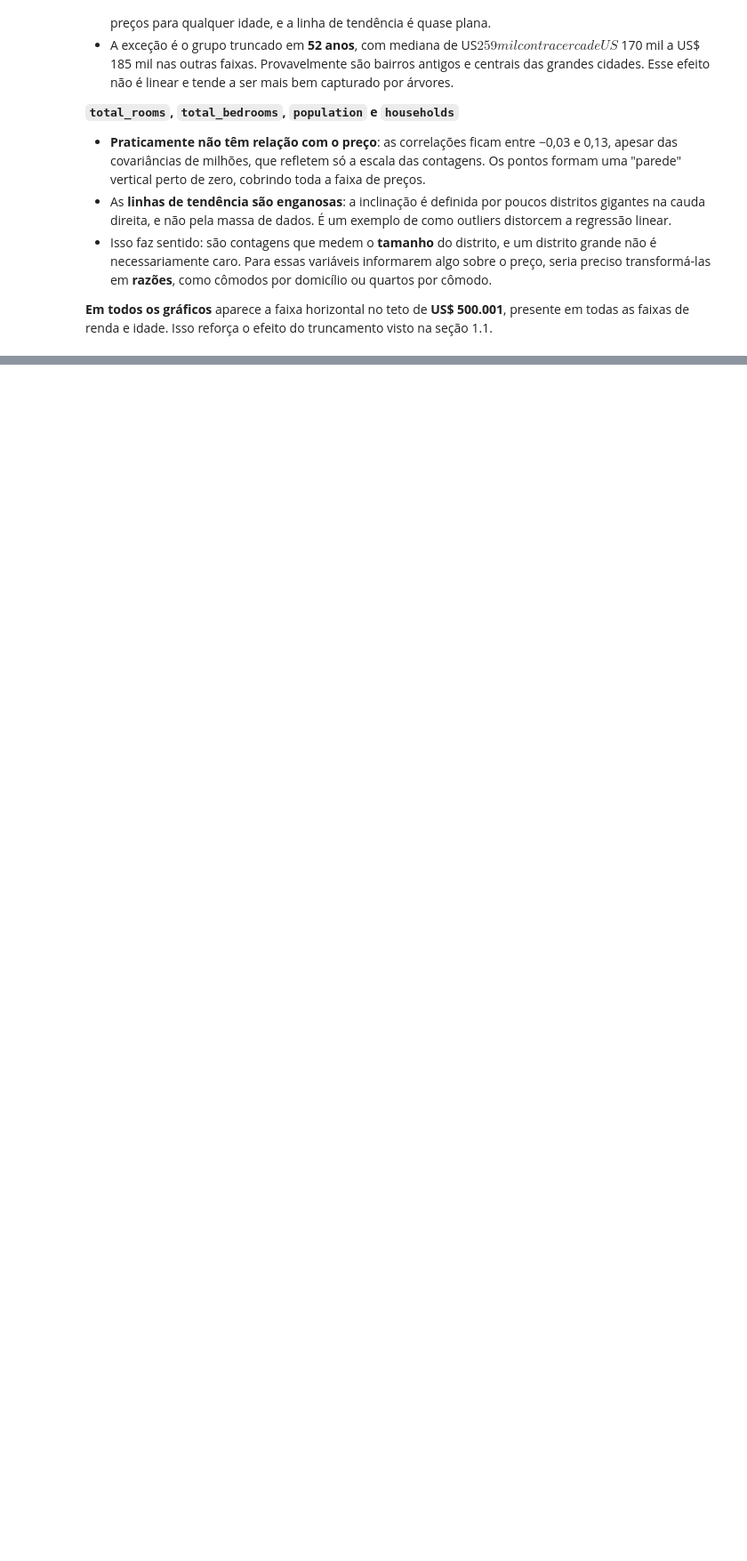
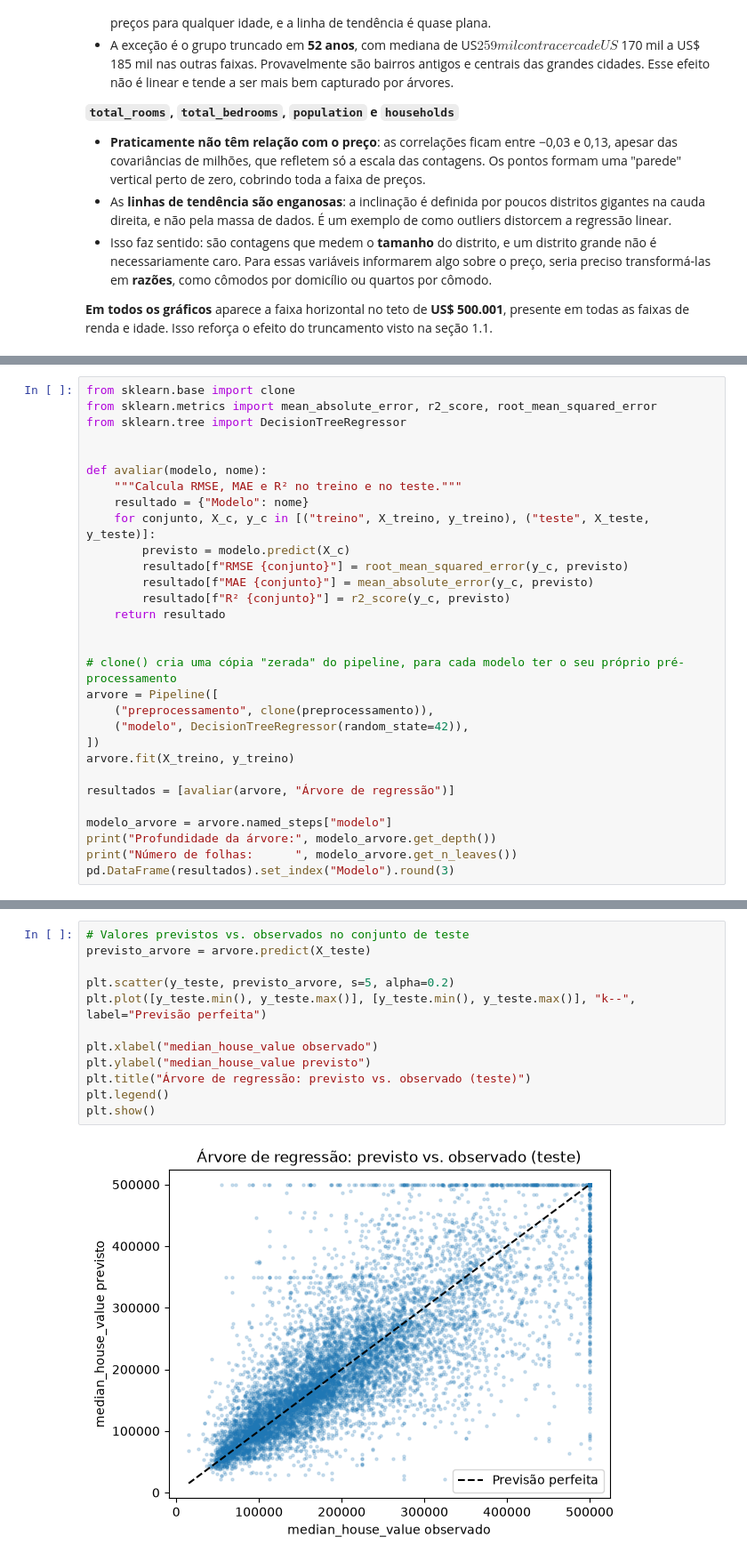
Before and after one commit to iranhonorato/modelagem-preditiva-aps, a Jupyter notebook: src/notebooks/dados_california.ipynb, the cells around one changed output, grey strips where cells are left out. Shown at 89% size. Cells and saved outputs as stored; diff of their text form; blank space fills up the shorter version.

Commit message:
feat: implementando modelos árvore de regressão e random forest no california

```diff
--- a/src/notebooks/dados_california.ipynb
+++ b/src/notebooks/dados_california.ipynb
@@ -266,0 +498,30 @@ households vs. median_house_value
+# %%
+from sklearn.base import clone
+from sklearn.metrics import mean_absolute_error, r2_score, root_mean_squared_error
+from sklearn.tree import DecisionTreeRegressor
+
+
+def avaliar(modelo, nome):
+    """Calcula RMSE, MAE e R² no treino e no teste."""
+    resultado = {"Modelo": nome}
+    for conjunto, X_c, y_c in [("treino", X_treino, y_treino), ("teste", X_teste, y_teste)]:
+        previsto = modelo.predict(X_c)
+        resultado[f"RMSE {conjunto}"] = root_mean_squared_error(y_c, previsto)
+        resultado[f"MAE {conjunto}"] = mean_absolute_error(y_c, previsto)
+        resultado[f"R² {conjunto}"] = r2_score(y_c, previsto)
+    return resultado
+
+
+# clone() cria uma cópia "zerada" do pipeline, para cada modelo ter o seu próprio pré-processamento
+arvore = Pipeline([
+    ("preprocessamento", clone(preprocessamento)),
+    ("modelo", DecisionTreeRegressor(random_state=42)),
+])
+arvore.fit(X_treino, y_treino)
+
+resultados = [avaliar(arvore, "Árvore de regressão")]
+
+modelo_arvore = arvore.named_steps["modelo"]
+print("Profundidade da árvore:", modelo_arvore.get_depth())
+print("Número de folhas:      ", modelo_arvore.get_n_leaves())
+pd.DataFrame(resultados).set_index("Modelo").round(3)
@@ -266,0 +534,14 @@ households vs. median_house_value
+# %%
+# Valores previstos vs. observados no conjunto de teste
+previsto_arvore = arvore.predict(X_teste)
+
+plt.scatter(y_teste, previsto_arvore, s=5, alpha=0.2)
+plt.plot([y_teste.min(), y_teste.max()], [y_teste.min(), y_teste.max()], "k--", label="Previsão perfeita")
+
+plt.xlabel("median_house_value observado")
+plt.ylabel("median_house_value previsto")
+plt.title("Árvore de regressão: previsto vs. observado (teste)")
+plt.legend()
+plt.show()
+# %% [output]
+[figure, added]
```
Also changed, not shown: parts of 17 cells of this notebook.
